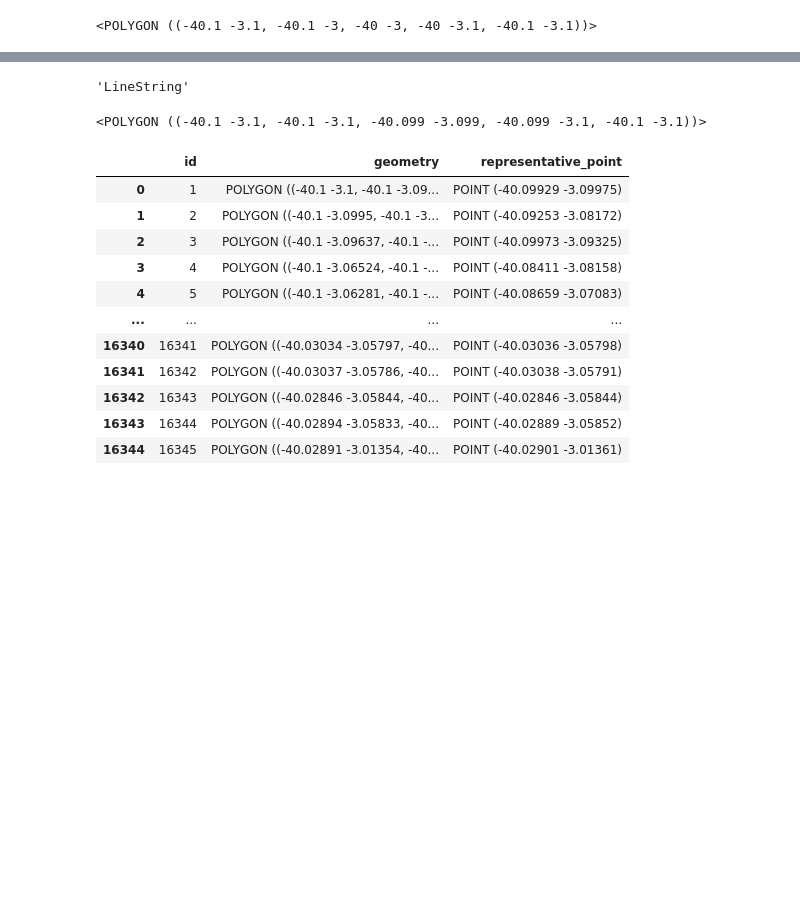
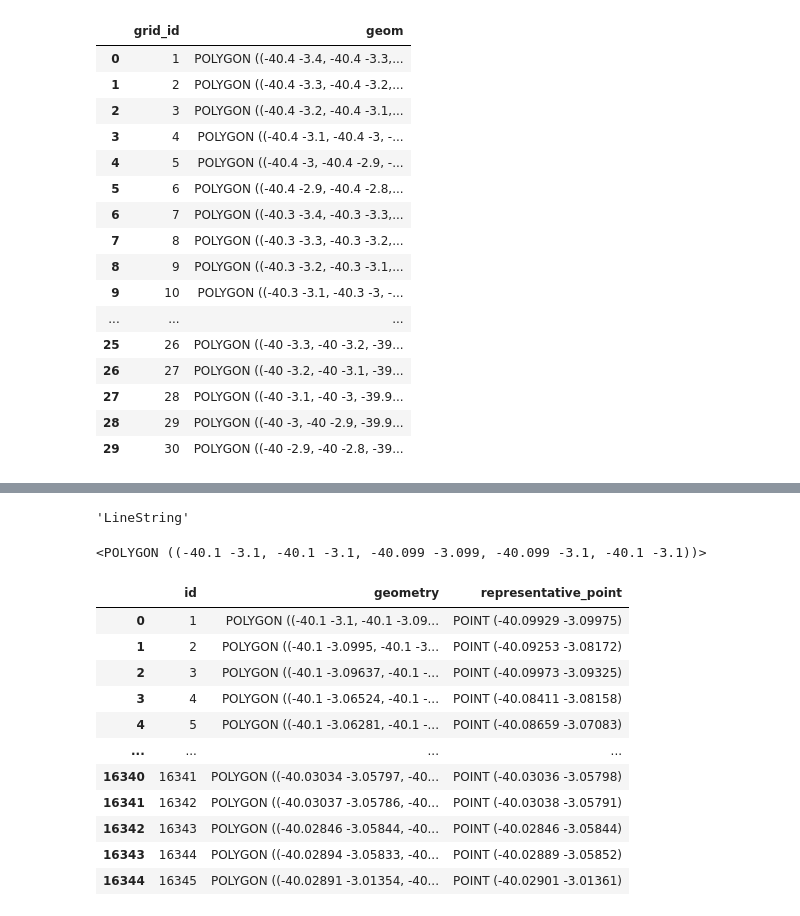
Before and after one commit to PedroAQCoutinho/split_offdb, a Jupyter notebook: dev.ipynb, the cells around one changed output, grey strips where cells are left out. Cells and saved outputs as stored; diff of their text form; code cells hidden in the pictures; blank space fills up the shorter version.

```diff
--- a/dev.ipynb
+++ b/dev.ipynb
@@ -5,14 +5,30 @@ from shapely.ops import unary_union, split, linemerge
 import pandas as pd
 # %%
 # Carregar o arquivo grid.parquet
-grid_gdf = gpd.read_parquet("grid.parquet")
-n_grid=22
+grid_gdf = gpd.read_parquet("inputs/grid.parquet")
+n_grid=18
 # Selecionar o polígono com grid_id = 22
 unidade_split = grid_gdf[grid_gdf["grid_id"] == n_grid].geometry.values[0]  # Pega a geometria do grid_id 22
 
 # Verifique se o polígono foi carregado corretamente
-unidade_split
+grid_gdf
 # %% [output]
-<POLYGON ((-40.1 -3.1, -40.1 -3, -40 -3, -40 -3.1, -40.1 -3.1))>
+|  | grid_id | geom |
+| 0 | 1 | POLYGON ((-40.4 -3.4, -40.4 -3.3,... |
+| 1 | 2 | POLYGON ((-40.4 -3.3, -40.4 -3.2,... |
+| 2 | 3 | POLYGON ((-40.4 -3.2, -40.4 -3.1,... |
+| 3 | 4 | POLYGON ((-40.4 -3.1, -40.4 -3, -... |
+| 4 | 5 | POLYGON ((-40.4 -3, -40.4 -2.9, -... |
+| 5 | 6 | POLYGON ((-40.4 -2.9, -40.4 -2.8,... |
+| 6 | 7 | POLYGON ((-40.3 -3.4, -40.3 -3.3,... |
+| 7 | 8 | POLYGON ((-40.3 -3.3, -40.3 -3.2,... |
+| 8 | 9 | POLYGON ((-40.3 -3.2, -40.3 -3.1,... |
+| 9 | 10 | POLYGON ((-40.3 -3.1, -40.3 -3, -... |
+| ... | ... | ... |
+| 25 | 26 | POLYGON ((-40 -3.3, -40 -3.2, -39... |
+| 26 | 27 | POLYGON ((-40 -3.2, -40 -3.1, -39... |
+| 27 | 28 | POLYGON ((-40 -3.1, -40 -3, -39.9... |
+| 28 | 29 | POLYGON ((-40 -3, -40 -2.9, -39.9... |
+| 29 | 30 | POLYGON ((-40 -2.9, -40 -2.8, -39... |
 # %%
 # Definir o caminho do arquivo de entrada (Parquet) e os arquivos de saída
```
Also changed, not shown: parts of 9 cells of this notebook, 3 other files.
